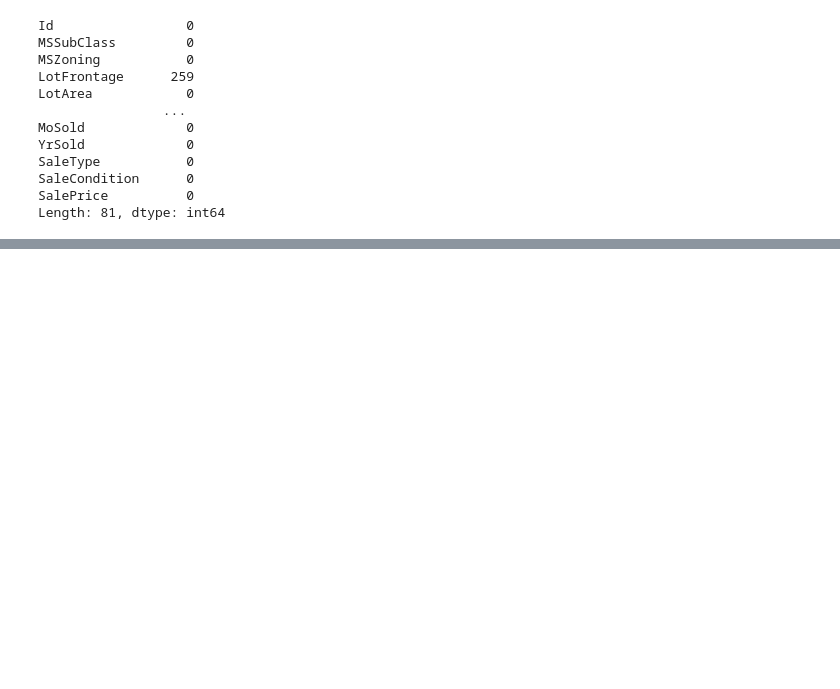
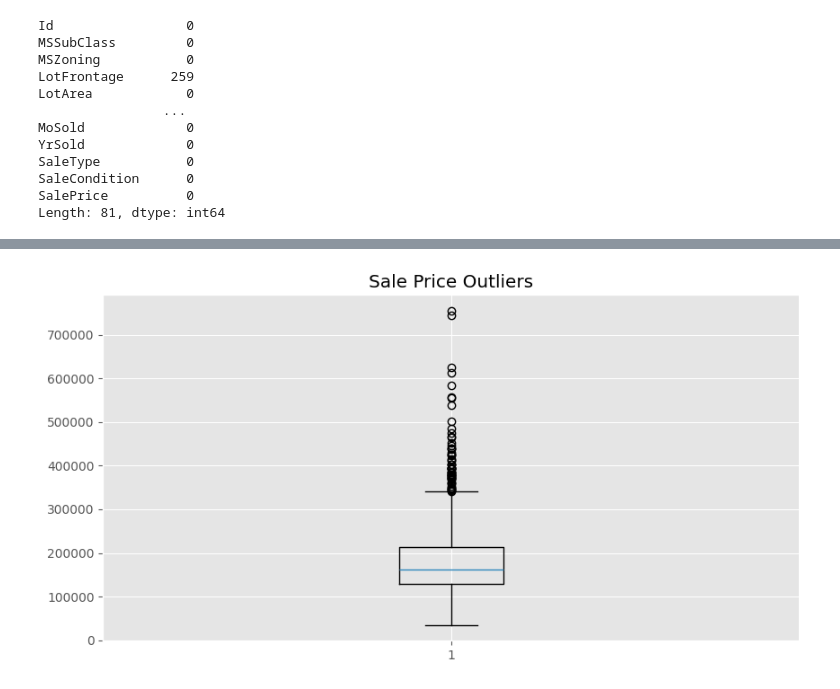
Before and after one commit to pooniaaryan/house-price-prediction-ml, a Jupyter notebook: notebooks/House_Price_Prediction.ipynb, the cells around one changed output, grey strips where cells are left out. Drawn from its saved outputs; the diff is of its cells as text; code cells hidden in the pictures; blank space fills up the shorter version.

```diff
--- a/notebooks/House_Price_Prediction.ipynb
+++ b/notebooks/House_Price_Prediction.ipynb
@@ -116,0 +276,10 @@ Length: 81, dtype: int64
+# %%
+plt.figure(figsize=(10,5))
+
+plt.boxplot(df["SalePrice"])
+
+plt.title("Sale Price Outliers")
+
+plt.show()
+# %% [output]
+[figure, added]
```
Also changed, not shown: parts of 11 cells of this notebook.
